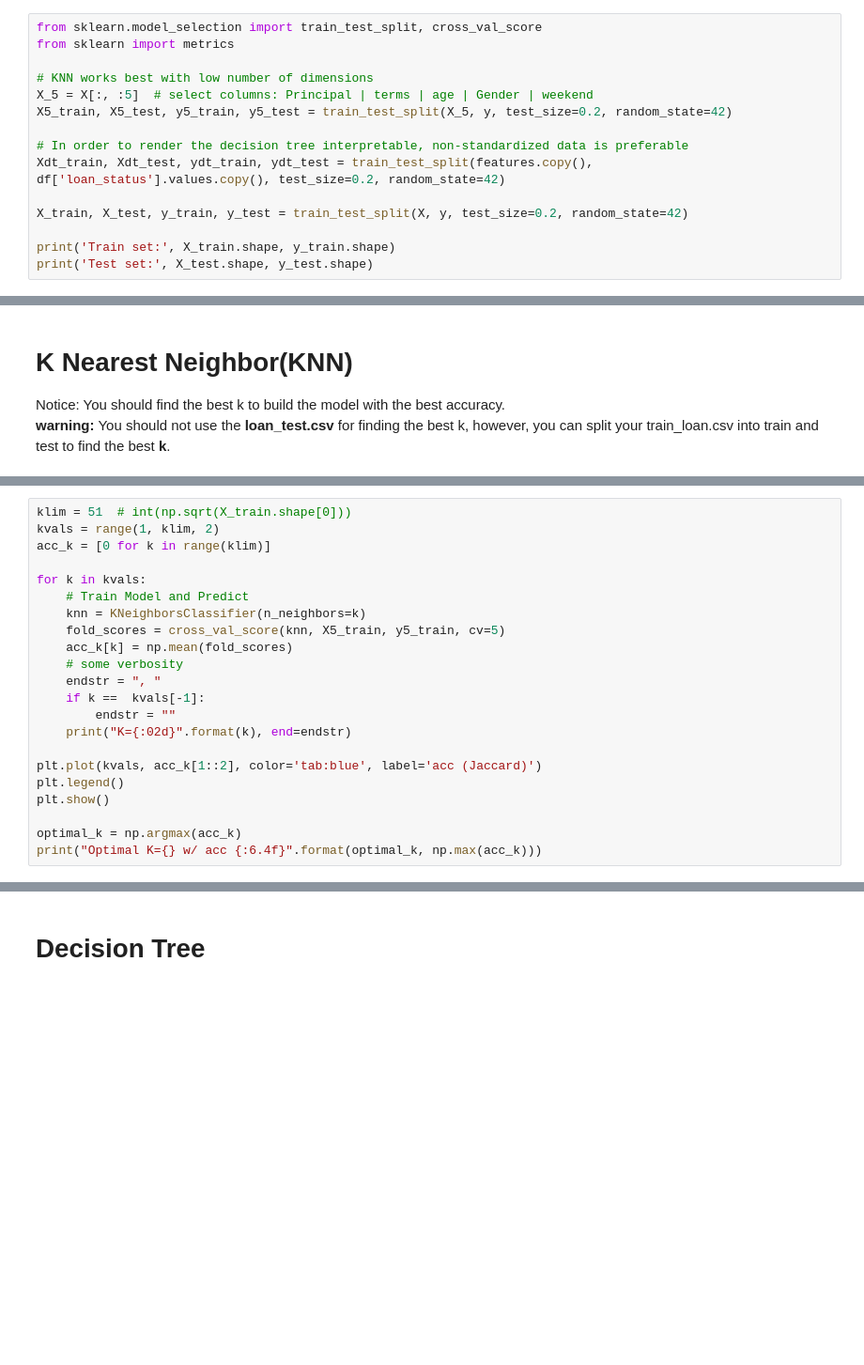
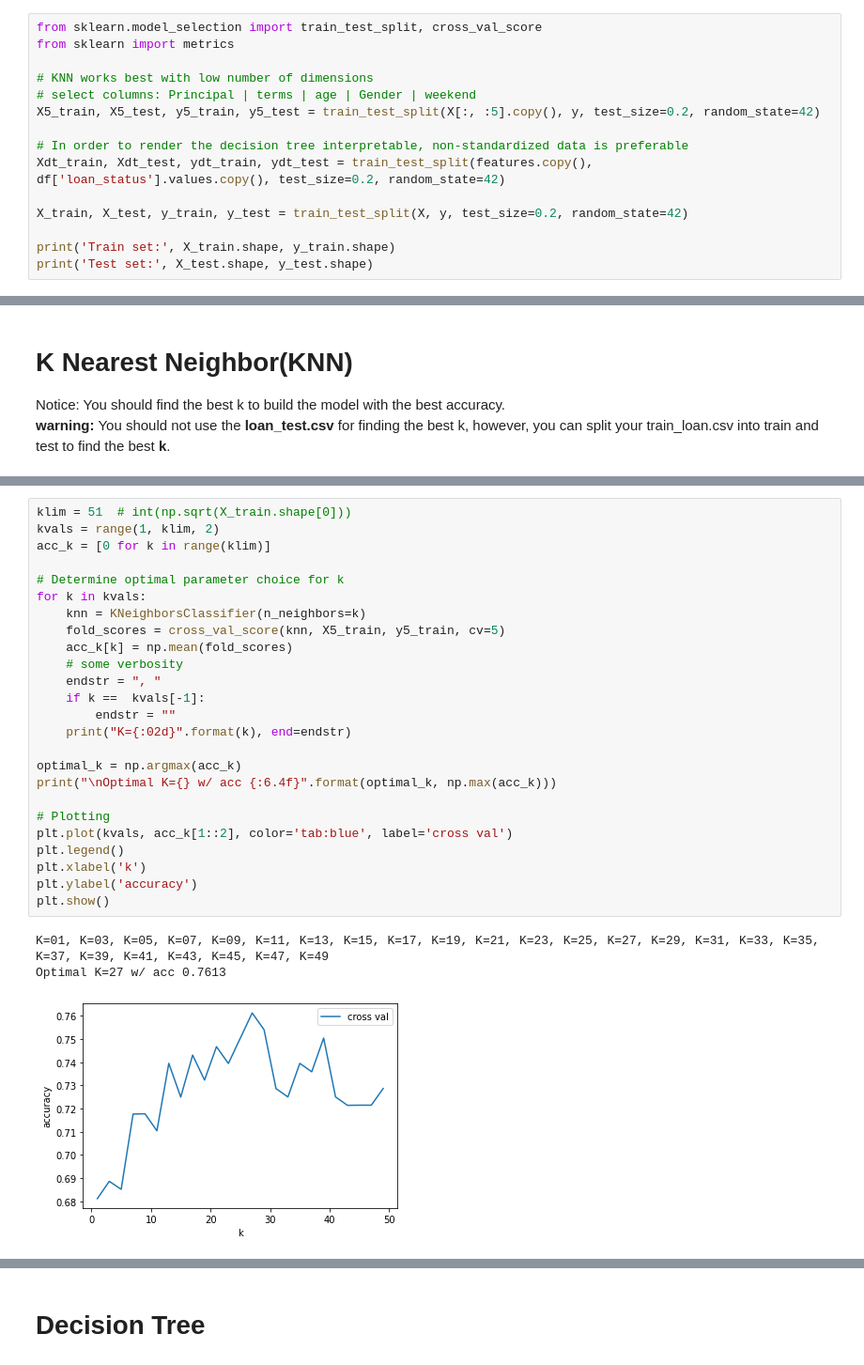
Before and after one commit to phdenzel/ibm_projects, a Jupyter notebook: mlwpy_project.ipynb, the cells around one changed output, grey strips where cells are left out. Shown at 94% size. Drawn from its saved outputs; the diff is of its cells as text; blank space fills up the shorter version.

Commit message:
Implemented SVM + better parameter tuning

```diff
--- a/mlwpy_project.ipynb
+++ b/mlwpy_project.ipynb
@@ -176,8 +308,8 @@ from sklearn.model_selection import train_test_split, cross_val_score
 from sklearn import metrics
 
 # KNN works best with low number of dimensions
-X_5 = X[:, :5]  # select columns: Principal | terms | age | Gender | weekend
-X5_train, X5_test, y5_train, y5_test = train_test_split(X_5, y, test_size=0.2, random_state=42)
+# select columns: Principal | terms | age | Gender | weekend
+X5_train, X5_test, y5_train, y5_test = train_test_split(X[:, :5].copy(), y, test_size=0.2, random_state=42)
 
 # In order to render the decision tree interpretable, non-standardized data is preferable
 Xdt_train, Xdt_test, ydt_train, ydt_test = train_test_split(features.copy(), df['loan_status'].values.copy(), test_size=0.2, random_state=42)
@@ -205,25 +364,32 @@ print("Test set Accuracy  (Jaccard): {:6.4f}".format(
 # %%
 klim = 51  # int(np.sqrt(X_train.shape[0]))
 kvals = range(1, klim, 2)
 acc_k = [0 for k in range(klim)]
 
+# Determine optimal parameter choice for k
 for k in kvals:
-    # Train Model and Predict
     knn = KNeighborsClassifier(n_neighbors=k)
     fold_scores = cross_val_score(knn, X5_train, y5_train, cv=5)
     acc_k[k] = np.mean(fold_scores)
     # some verbosity
     endstr = ", "
     if k ==  kvals[-1]:
         endstr = ""
     print("K={:02d}".format(k), end=endstr)
 
-plt.plot(kvals, acc_k[1::2], color='tab:blue', label='acc (Jaccard)')
+optimal_k = np.argmax(acc_k)
+print("\nOptimal K={} w/ acc {:6.4f}".format(optimal_k, np.max(acc_k)))
+
+# Plotting
+plt.plot(kvals, acc_k[1::2], color='tab:blue', label='cross val')
 plt.legend()
+plt.xlabel('k')
+plt.ylabel('accuracy')
 plt.show()
-
-optimal_k = np.argmax(acc_k)
-print("Optimal K={} w/ acc {:6.4f}".format(optimal_k, np.max(acc_k)))
+# %% [output]
+K=01, K=03, K=05, K=07, K=09, K=11, K=13, K=15, K=17, K=19, K=21, K=23, K=25, K=27, K=29, K=31, K=33, K=35, K=37, K=39, K=41, K=43, K=45, K=47, K=49
+Optimal K=27 w/ acc 0.7613
+[figure, added]
 # %%
 # With optimal k
 k = optimal_k
```
Also changed, not shown: parts of 41 cells of this notebook.
